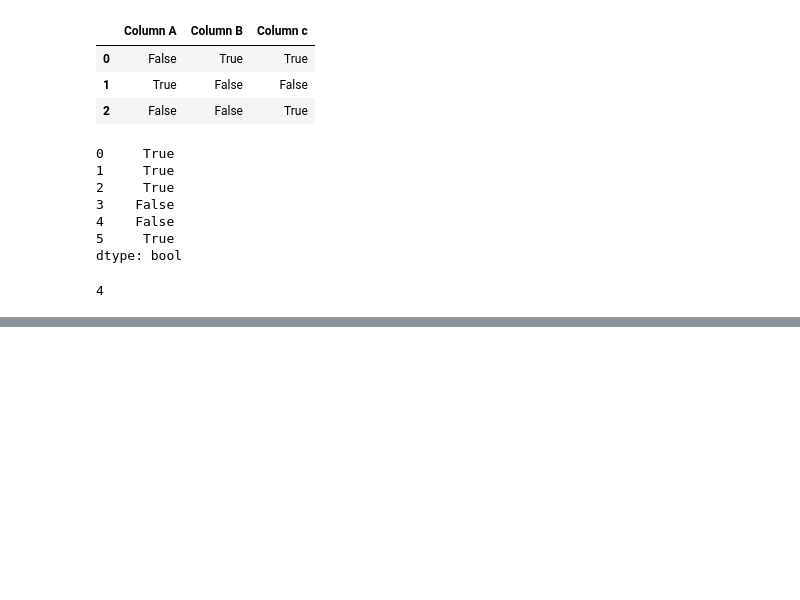
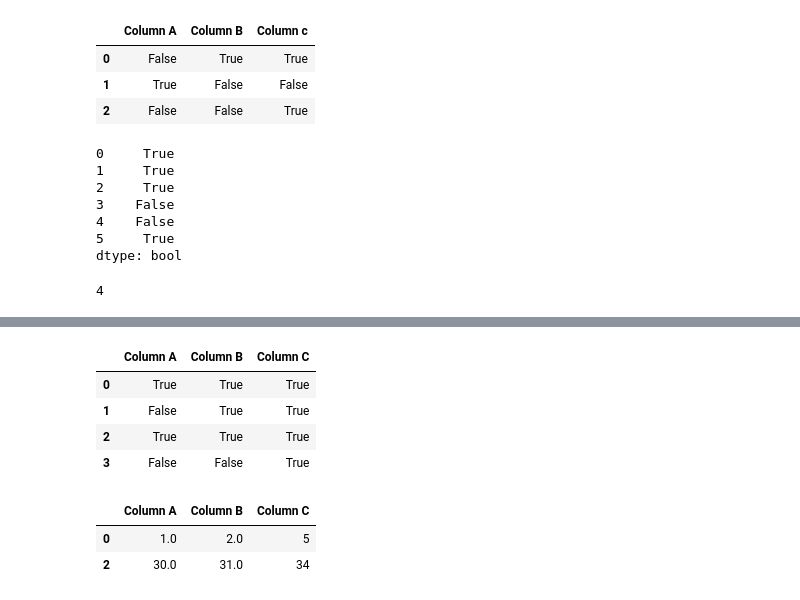
Before and after one commit to ayushd05/python, a Jupyter notebook: Data_Cleaning.ipynb, the cells around one changed output, grey strips where cells are left out. Cells and saved outputs as stored; diff of their text form; code cells hidden in the pictures; blank space fills up the shorter version.

```diff
--- a/Data_Cleaning.ipynb
+++ b/Data_Cleaning.ipynb
@@ -81,0 +170,14 @@ pd.notnull(s).sum()               #counts the number of non-null cells
+# %%
+df.notnull()
+# %% [output]
+|  | Column A | Column B | Column C |
+| 0 | True | True | True |
+| 1 | False | True | True |
+| 2 | True | True | True |
+| 3 | False | False | True |
+# %%
+df.dropna()             #to drop any row having any null value
+# %% [output]
+|  | Column A | Column B | Column C |
+| 0 | 1.0 | 2.0 | 5 |
+| 2 | 30.0 | 31.0 | 34 |
```
Also changed, not shown: parts of 24 cells of this notebook.
